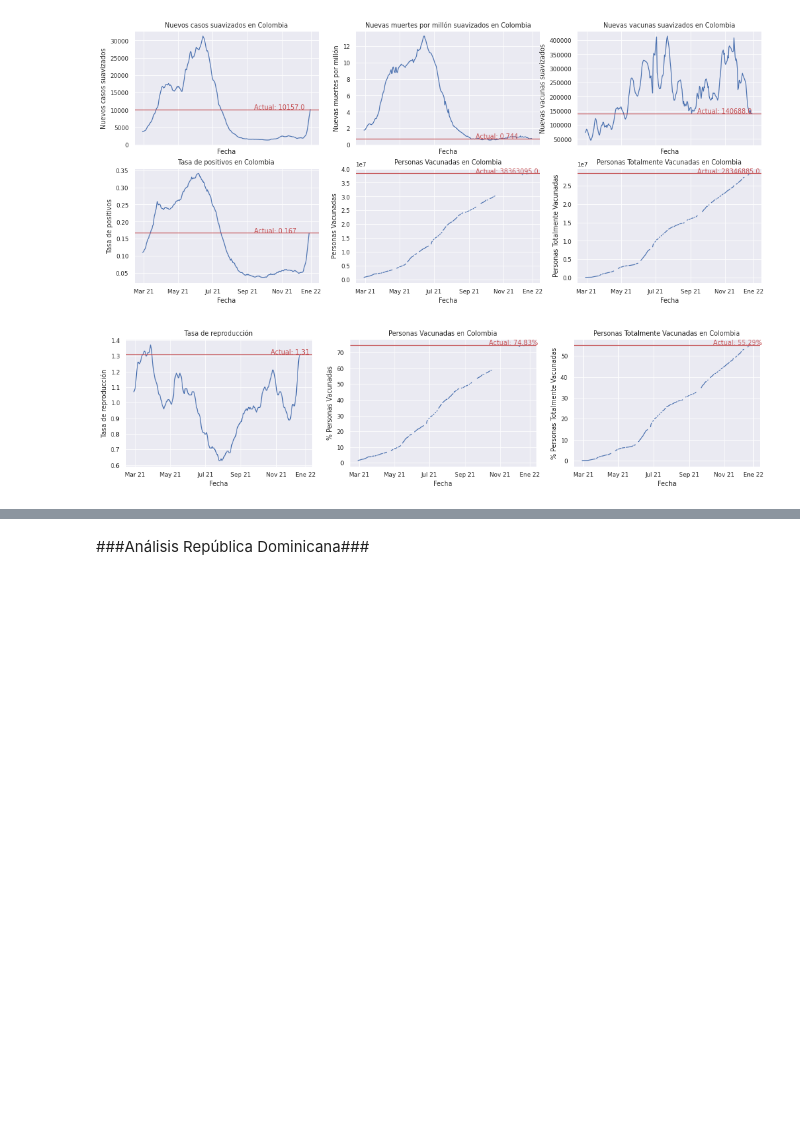
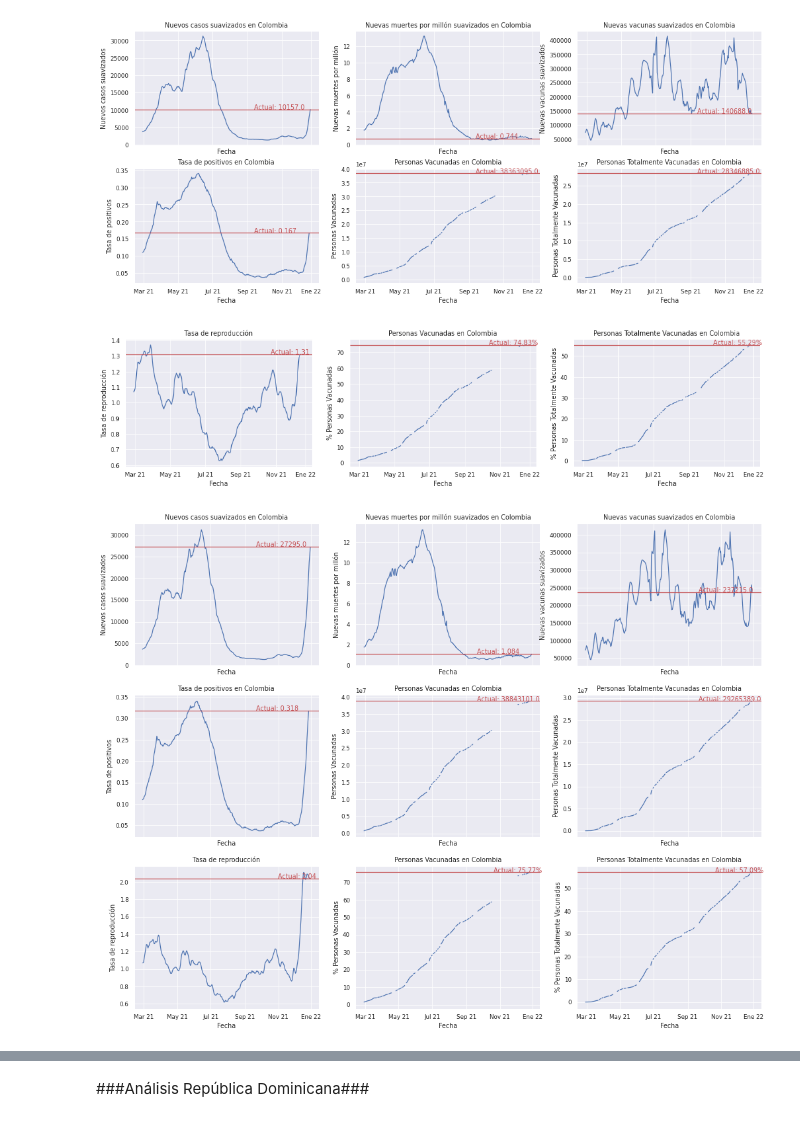
Before and after one commit to davidmorme/Universidad, a Jupyter notebook: Seminario Proyecto de Grado/Base_de_datos_Covid.ipynb, the cells around one changed output, grey strips where cells are left out. Drawn from its saved outputs; the diff is of its cells as text; code cells hidden in the pictures; blank space fills up the shorter version.

Commit message:
Nuevas casos vs Nuevas muertes agregados

```diff
--- a/Seminario Proyecto de Grado/Base_de_datos_Covid.ipynb
+++ b/Seminario Proyecto de Grado/Base_de_datos_Covid.ipynb
@@ -1399,3 +1399,100 @@ ax[2].text(BaseDatosCOLF['date'].iloc[-70], PerTotalVacActual, f'Actual: {PerTot
 fig.show()
 # %% [output]
 [figure]
+# %%
+sns.set()
+sns.set_context("paper")
+
+fig, ax= plt.subplots(3,3, figsize=(17, 13.5), sharex=True)
+
+ax[0,0].plot(BaseDatosCOLF['date'],BaseDatosCOLF['new_cases_smoothed'])
+
+ax[0,0].set_title('Nuevos casos suavizados en Colombia')
+ax[0,0].set_ylabel('Nuevos casos suavizados')
+ax[0,0].set_xlabel('Fecha')
+
+ax[0,1].plot(BaseDatosCOLF['date'],BaseDatosCOLF['new_deaths_smoothed_per_million'])
+
+ax[0,1].set_title('Nuevas muertes por millón suavizados en Colombia')
+ax[0,1].set_ylabel('Nuevas muertes por millón')
+ax[0,1].set_xlabel('Fecha')
+
+ax[0,2].plot(BaseDatosCOLF['date'],BaseDatosCOLF['new_vaccinations_smoothed'])
+
+ax[0,2].set_title('Nuevas vacunas suavizados en Colombia')
+ax[0,2].set_ylabel('Nuevas vacunas suavizados')
+ax[0,2].set_xlabel('Fecha')
+
+ax[1,0].plot(BaseDatosCOLF['date'],BaseDatosCOLF['positive_rate'])
+
+ax[1,0].set_title('Tasa de positivos en Colombia')
+ax[1,0].set_ylabel('Tasa de positivos')
+ax[1,0].set_xlabel('Fecha')
+
+ax[1,1].plot(BaseDatosCOLF['date'],BaseDatosCOLF['people_vaccinated'])
+
+ax[1,1].set_title('Personas Vacunadas en Colombia')
+ax[1,1].set_ylabel('Personas Vacunadas')
+ax[1,1].set_xlabel('Fecha')
+
+ax[1,2].plot(BaseDatosCOLF['date'],BaseDatosCOLF['people_fully_vaccinated'])
+
+ax[1,2].set_title('Personas Totalmente Vacunadas en Colombia')
+ax[1,2].set_ylabel('Personas Totalmente Vacunadas')
+ax[1,2].set_xlabel('Fecha')
+
+NewCasosActual=round(BaseDatosCOLF['new_cases_smoothed'][BaseDatosCOLF['new_cases_smoothed'].notna()].iloc[-1],0)
+NewDeathActual=round(BaseDatosCOLF['new_deaths_smoothed_per_million'][BaseDatosCOLF['new_deaths_smoothed_per_million'].notna()].iloc[-1],3)
+NewVacActual=round(BaseDatosCOLF['new_vaccinations_smoothed'][BaseDatosCOLF['new_vaccinations_smoothed'].notna()].iloc[-1],0)
+TasaPosActual=round(BaseDatosCOLF['positive_rate'][BaseDatosCOLF['positive_rate'].notna()].iloc[-1],3)
+PerVacActual=round(BaseDatosCOLF['people_vaccinated'][BaseDatosCOLF['people_vaccinated'].notna()].iloc[-1],0)
+PerTotVacActual=round(BaseDatosCOLF['people_fully_vaccinated'][BaseDatosCOLF['people_fully_vaccinated'].notna()].iloc[-1],0)
+
+ax[0,0].axhline(NewCasosActual, color='r')
+ax[0,1].axhline(NewDeathActual, color='r')
+ax[0,2].axhline(NewVacActual, color='r')
+ax[1,0].axhline(TasaPosActual, color='r')
+ax[1,1].axhline(PerVacActual, color='r')
+ax[1,2].axhline(PerTotVacActual, color='r')
+
+ax[0,0].text(BaseDatosCOLF['date'].iloc[-100], NewCasosActual, f'Actual: {NewCasosActual}', color = 'r')
+ax[0,1].text(BaseDatosCOLF['date'].iloc[-100], NewDeathActual, f'Actual: {NewDeathActual}', color = 'r')
+ax[0,2].text(BaseDatosCOLF['date'].iloc[-100], NewVacActual, f'Actual: {NewVacActual}', color = 'r')
+ax[1,0].text(BaseDatosCOLF['date'].iloc[-100], TasaPosActual, f'Actual: {TasaPosActual}', color = 'r')
+ax[1,1].text(BaseDatosCOLF['date'].iloc[-100], PerVacActual, f'Actual: {PerVacActual}', color = 'r')
+ax[1,2].text(BaseDatosCOLF['date'].iloc[-100], PerTotVacActual, f'Actual: {PerTotVacActual}', color = 'r')
+
+ax[2,0].plot(BaseDatosCOLF['date'],BaseDatosCOLF['reproduction_rate'])
+
+ax[2,0].set_title('Tasa de reproducción')
+ax[2,0].set_ylabel('Tasa de reproducción')
+ax[2,0].set_xlabel('Fecha')
+
+ax[2,1].plot(BaseDatosCOLF['date'],BaseDatosCOLF['people_vaccinated_per_hundred'])
+
+ax[2,1].set_title('Personas Vacunadas en Colombia')
+ax[2,1].set_ylabel('% Personas Vacunadas')
+ax[2,1].set_xlabel('Fecha')
+
+ax[2,2].plot(BaseDatosCOLF['date'],BaseDatosCOLF['people_fully_vaccinated_per_hundred'])
+
+ax[2,2].set_title('Personas Totalmente Vacunadas en Colombia')
+ax[2,2].set_ylabel('% Personas Totalmente Vacunadas')
+ax[2,2].set_xlabel('Fecha')
+
+TasaRepActual=BaseDatosCOLF['reproduction_rate'][BaseDatosCOLF['reproduction_rate'].notna()].iloc[-1]
+PerVacActual=BaseDatosCOLF['people_vaccinated_per_hundred'][BaseDatosCOLF['people_vaccinated_per_hundred'].notna()].iloc[-1]
+PerTotalVacActual=BaseDatosCOLF['people_fully_vaccinated_per_hundred'][BaseDatosCOLF['people_fully_vaccinated_per_hundred'].notna()].iloc[-1]
+
+ax[2,0].axhline(TasaRepActual, color='r')
+ax[2,1].axhline(PerVacActual, color='r')
+ax[2,2].axhline(PerTotalVacActual, color='r')
+
+plt.xticks(['2021-03-15','2021-05-15','2021-07-15','2021-09-15','2021-11-15','2022-01-15'],['Mar 21','May 21','Jul 21','Sep 21','Nov 21','Ene 22'])
+ax[2,0].text(BaseDatosCOLF['date'].iloc[-60], TasaRepActual, f'Actual: {TasaRepActual}', color = 'r')
+ax[2,1].text(BaseDatosCOLF['date'].iloc[-70], PerVacActual, f'Actual: {PerVacActual}%', color = 'r')
+ax[2,2].text(BaseDatosCOLF['date'].iloc[-70], PerTotalVacActual, f'Actual: {PerTotalVacActual}%', color = 'r')
+
+fig.show()
+# %% [output]
+[figure, added]
```
Also changed, not shown: parts of 9 cells of this notebook.
